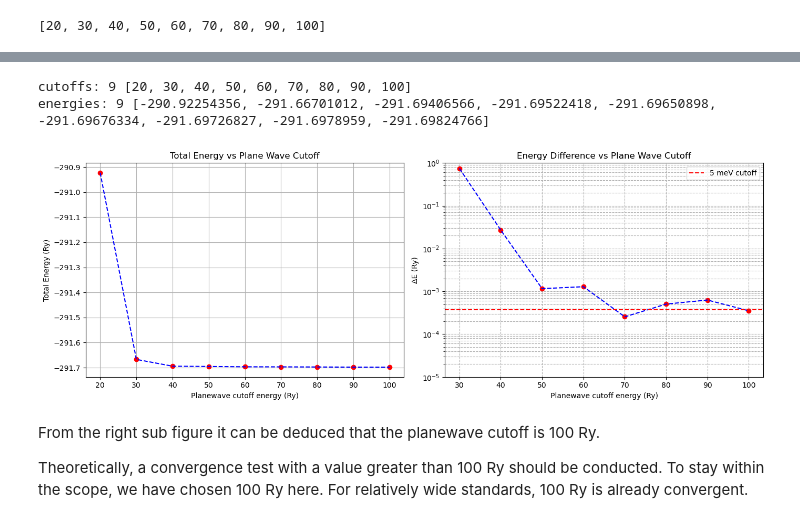
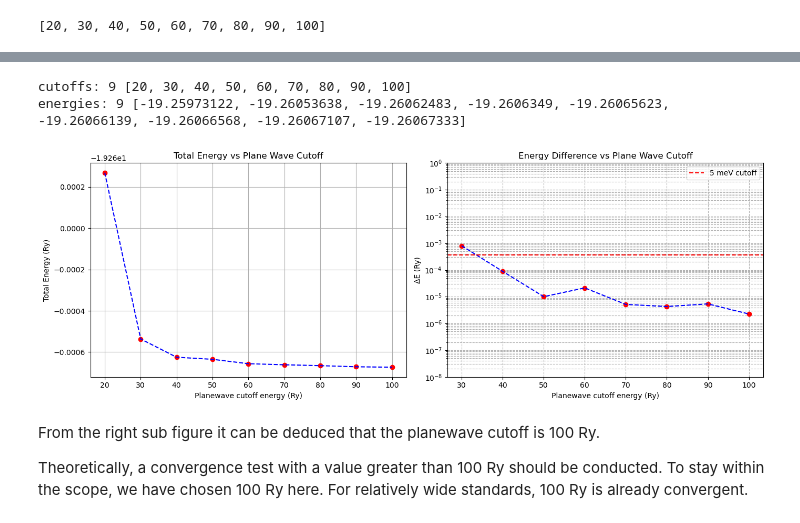
Before and after one commit to chemerzhc/Cornell-MSE5720-Assignment, a Jupyter notebook: HW2/HW2.ipynb, the cells around one changed output, grey strips where cells are left out. Drawn from its saved outputs; the diff is of its cells as text; code cells hidden in the pictures.

```diff
--- a/HW2/HW2.ipynb
+++ b/HW2/HW2.ipynb
@@ -68,36 +75,36 @@ delta_energies = []
 for i in range(len(energies)):
     if i == 0 or energies[i] is None or energies[i-1] is None:
         delta_energies.append(None)
     else:
         delta_energies.append(abs(energies[i] - energies[i-1]))
 print("cutoffs:", len(cutoffs), cutoffs)
 print("energies:", len(energies), energies)
 fig, axes = plt.subplots(1, 2, figsize=(14,5))
 
 axes[0].plot(cutoffs, energies, 'ro')
 axes[0].plot(cutoffs, energies, linestyle='--', color='blue')
 axes[0].set_xlabel("Planewave cutoff energy (Ry)")
 axes[0].set_ylabel("Total Energy (Ry)")
 axes[0].set_title("Total Energy vs Plane Wave Cutoff")
 axes[0].grid(True)
 
 axes[1].plot(cutoffs, delta_energies, 'ro')
 axes[1].plot(cutoffs, delta_energies, linestyle='--', color='blue')
 axes[1].axhline(5e-3/13.6, color='r', linestyle='--', label="5 meV cutoff")  # Ry to meV by 13.6
 axes[1].set_xlabel("Planewave cutoff energy (Ry)")
 axes[1].set_ylabel("ΔE (Ry)")
 axes[1].set_title("Energy Difference vs Plane Wave Cutoff")
 axes[1].set_yscale('log')
-axes[1].set_ylim(1e-5, 1)
+axes[1].set_ylim(1e-8, 1)
 axes[1].grid(True, which='both', ls='--')
 axes[1].legend()
 
 plt.tight_layout()
 plt.show()
 # %% [output]
 cutoffs: 9 [20, 30, 40, 50, 60, 70, 80, 90, 100]
-energies: 9 [-290.92254356, -291.66701012, -291.69406566, -291.69522418, -291.69650898, -291.69676334, -291.69726827, -291.6978959, -291.69824766]
+energies: 9 [-19.25973122, -19.26053638, -19.26062483, -19.2606349, -19.26065623, -19.26066139, -19.26066568, -19.26067107, -19.26067333]
-[figure, old version]
+[figure, new version]
 # %% [markdown]
 From the right sub figure it can be deduced that the planewave cutoff is 100 Ry.
 
```
Also changed, not shown: parts of 3 cells of this notebook.
